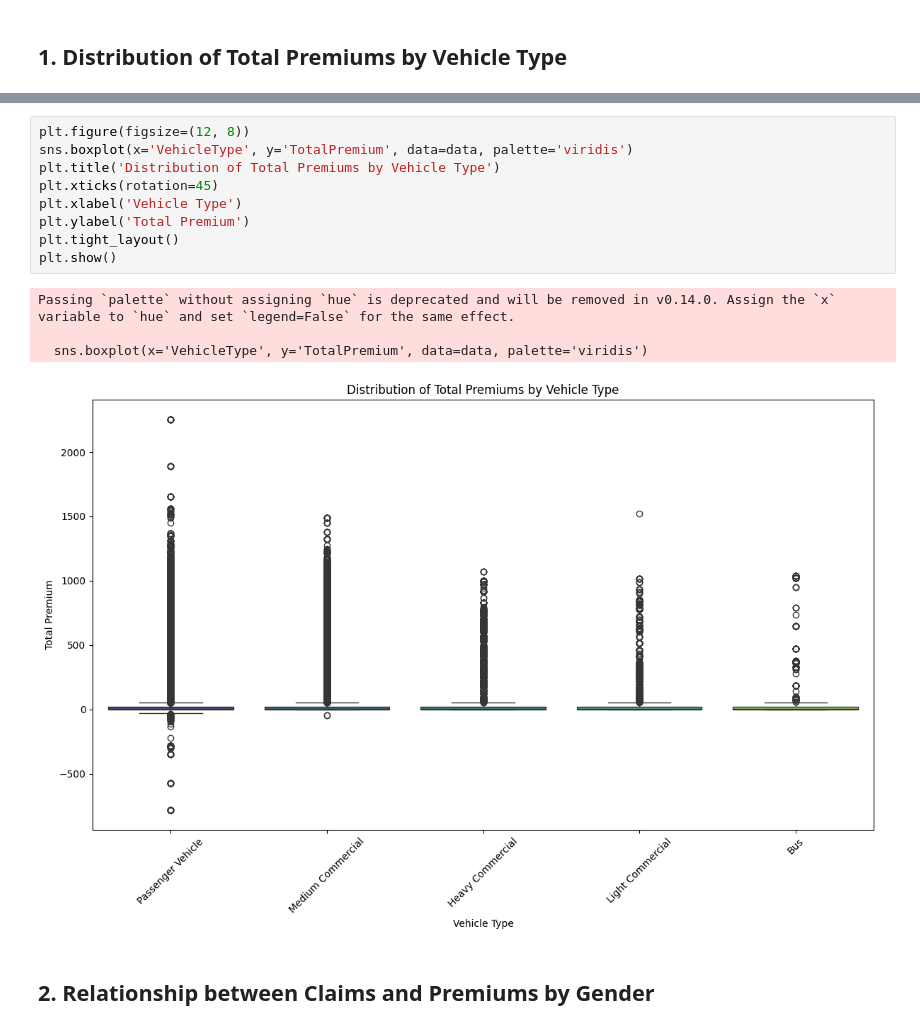
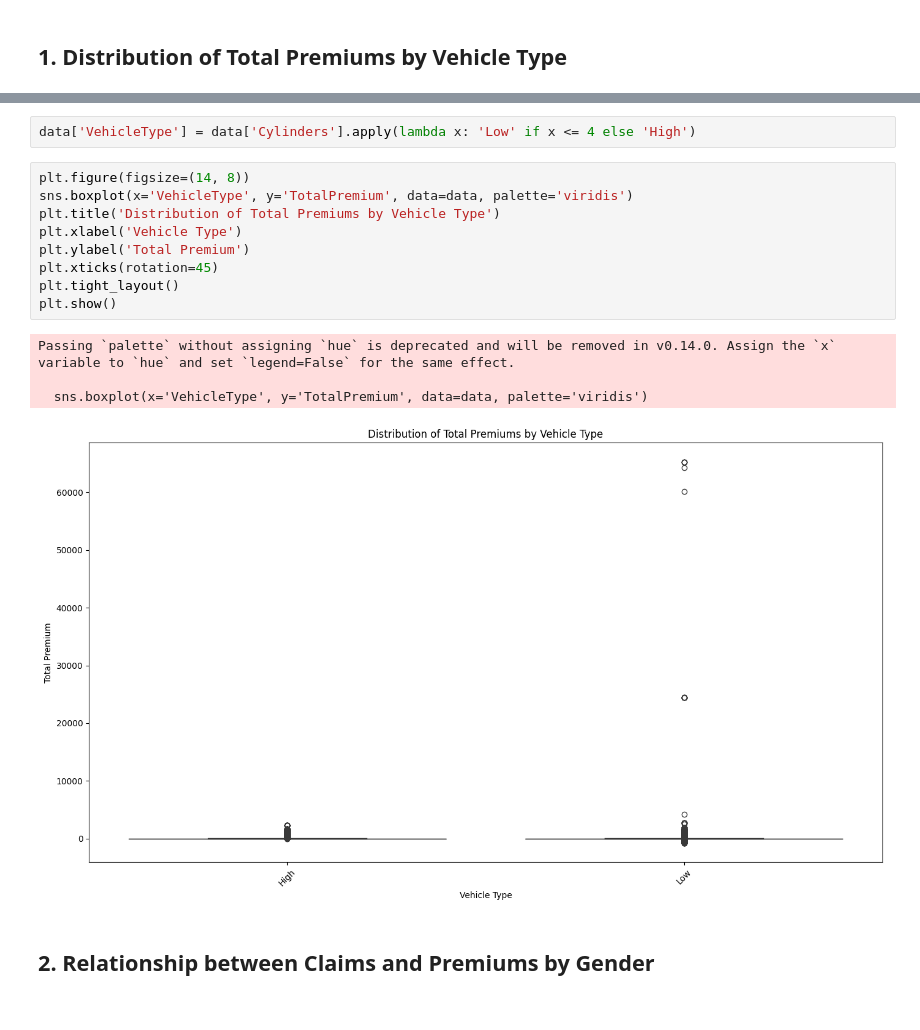
Before and after one commit to habteyesasfaw/ACIS-Marketing-Analytics-Project, a Jupyter notebook: notebooks/eda/eda_insurance_claims.ipynb, the cells around one changed output, grey strips where cells are left out. Drawn from its saved outputs; the diff is of its cells as text.

```diff
--- a/notebooks/eda/eda_insurance_claims.ipynb
+++ b/notebooks/eda/eda_insurance_claims.ipynb
@@ -352,17 +345,19 @@ Index(['mmcode', 'Cylinders', 'CustomValueEstimate', 'NumberOfDoors',
+# %%
+data['VehicleType'] = data['Cylinders'].apply(lambda x: 'Low' if x <= 4 else 'High')
 # %%
-plt.figure(figsize=(12, 8))
+plt.figure(figsize=(14, 8))
 sns.boxplot(x='VehicleType', y='TotalPremium', data=data, palette='viridis')
 plt.title('Distribution of Total Premiums by Vehicle Type')
-plt.xticks(rotation=45)
 plt.xlabel('Vehicle Type')
 plt.ylabel('Total Premium')
+plt.xticks(rotation=45)
 plt.tight_layout()
 plt.show()
 # %% [output]
 Passing `palette` without assigning `hue` is deprecated and will be removed in v0.14.0. Assign the `x` variable to `hue` and set `legend=False` for the same effect.
 
   sns.boxplot(x='VehicleType', y='TotalPremium', data=data, palette='viridis')
-[figure, old version]
+[figure, new version]
 # %% [markdown]
 ## 2. Relationship between Claims and Premiums by Gender
 # %%
```
Also changed, not shown: parts of 1 cell of this notebook, 3 other files.
